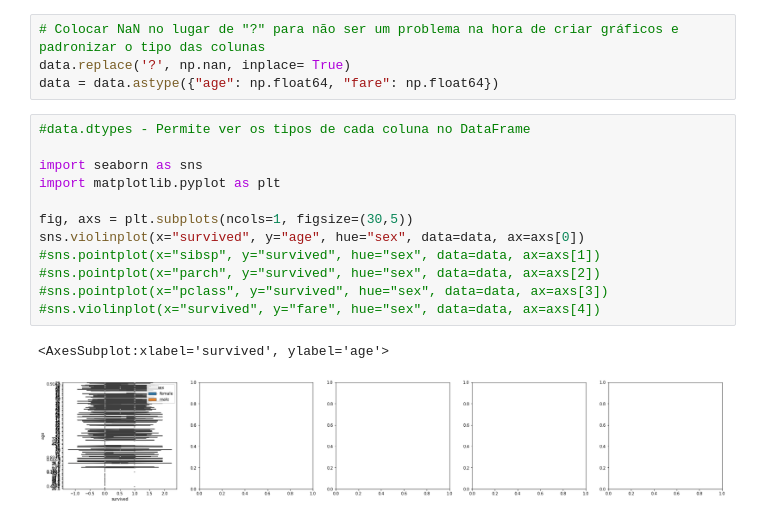
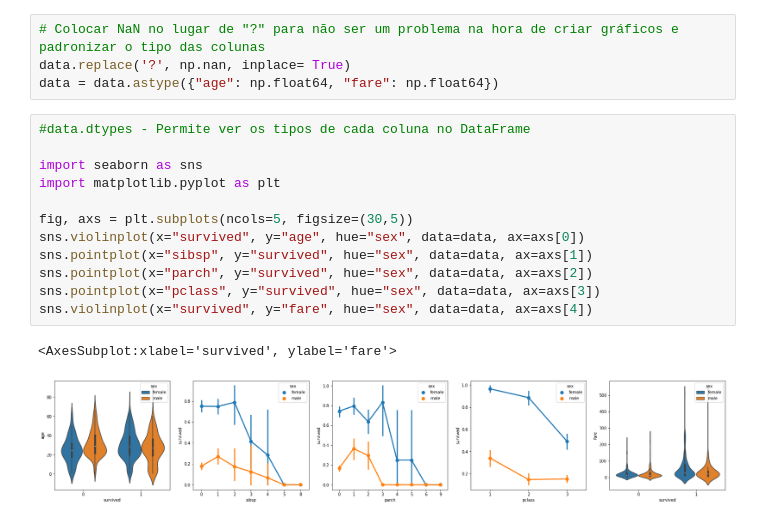
Before and after one commit to RodrigoEmmanuel/ProjetoPython, a Jupyter notebook: Data Science/VsCodeTutorial.ipynb, the cells around one changed output. Saved outputs shown, nothing was run; the diff lists cells and outputs as text.

Commit message:
Primeiro commit para o tutorial de Data Science do VsCode

```diff
--- a/Data Science/VsCodeTutorial.ipynb
+++ b/Data Science/VsCodeTutorial.ipynb
@@ -13,15 +13,15 @@ data = data.astype({"age": np.float64, "fare": np.float64})
 # %%
 #data.dtypes - Permite ver os tipos de cada coluna no DataFrame
 
 import seaborn as sns
 import matplotlib.pyplot as plt
 
-fig, axs = plt.subplots(ncols=1, figsize=(30,5))
+fig, axs = plt.subplots(ncols=5, figsize=(30,5))
 sns.violinplot(x="survived", y="age", hue="sex", data=data, ax=axs[0])
-#sns.pointplot(x="sibsp", y="survived", hue="sex", data=data, ax=axs[1])
-#sns.pointplot(x="parch", y="survived", hue="sex", data=data, ax=axs[2])
-#sns.pointplot(x="pclass", y="survived", hue="sex", data=data, ax=axs[3])
-#sns.violinplot(x="survived", y="fare", hue="sex", data=data, ax=axs[4])
+sns.pointplot(x="sibsp", y="survived", hue="sex", data=data, ax=axs[1])
+sns.pointplot(x="parch", y="survived", hue="sex", data=data, ax=axs[2])
+sns.pointplot(x="pclass", y="survived", hue="sex", data=data, ax=axs[3])
+sns.violinplot(x="survived", y="fare", hue="sex", data=data, ax=axs[4])
 # %% [output]
-<AxesSubplot:xlabel='survived', ylabel='age'>
+<AxesSubplot:xlabel='survived', ylabel='fare'>
-[figure, old version]
+[figure, new version]
```
